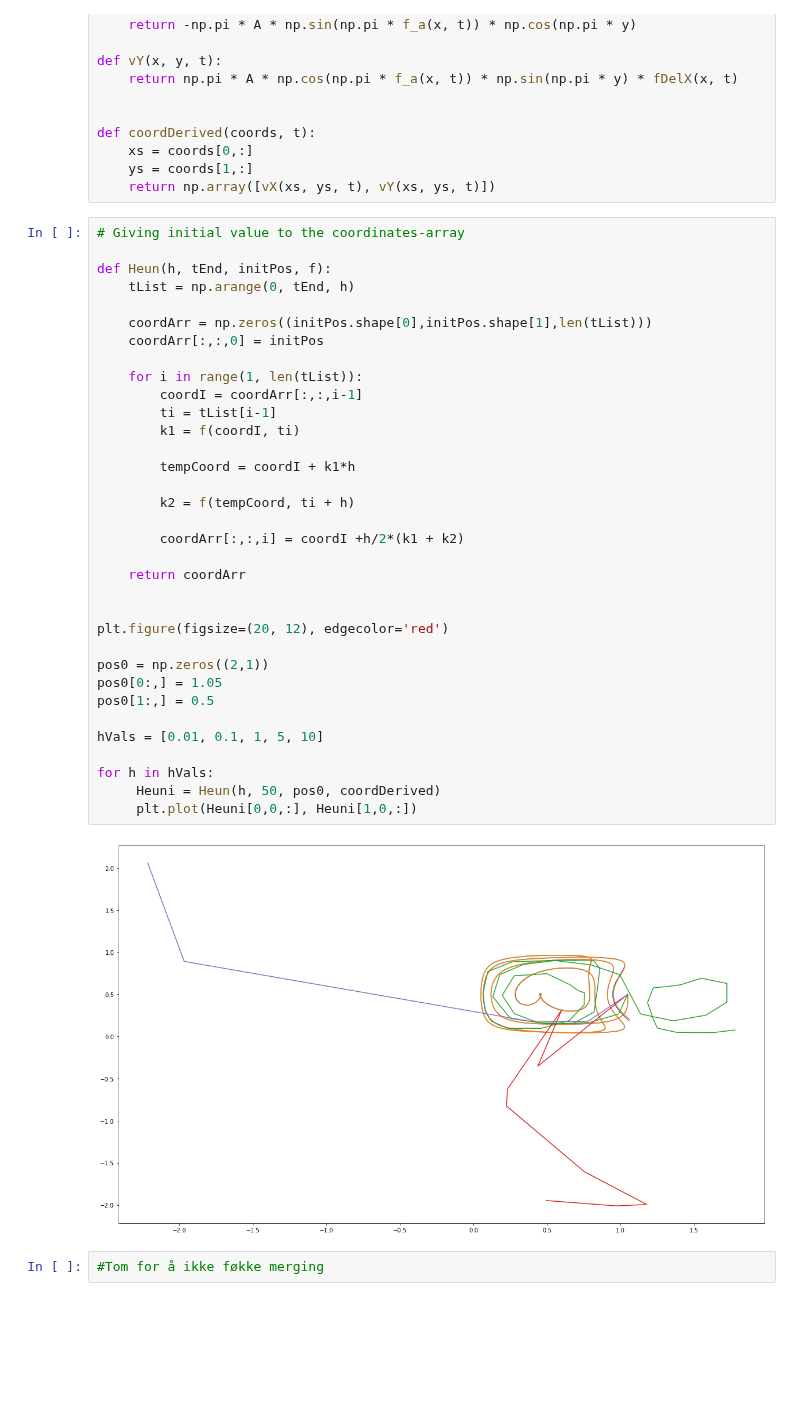
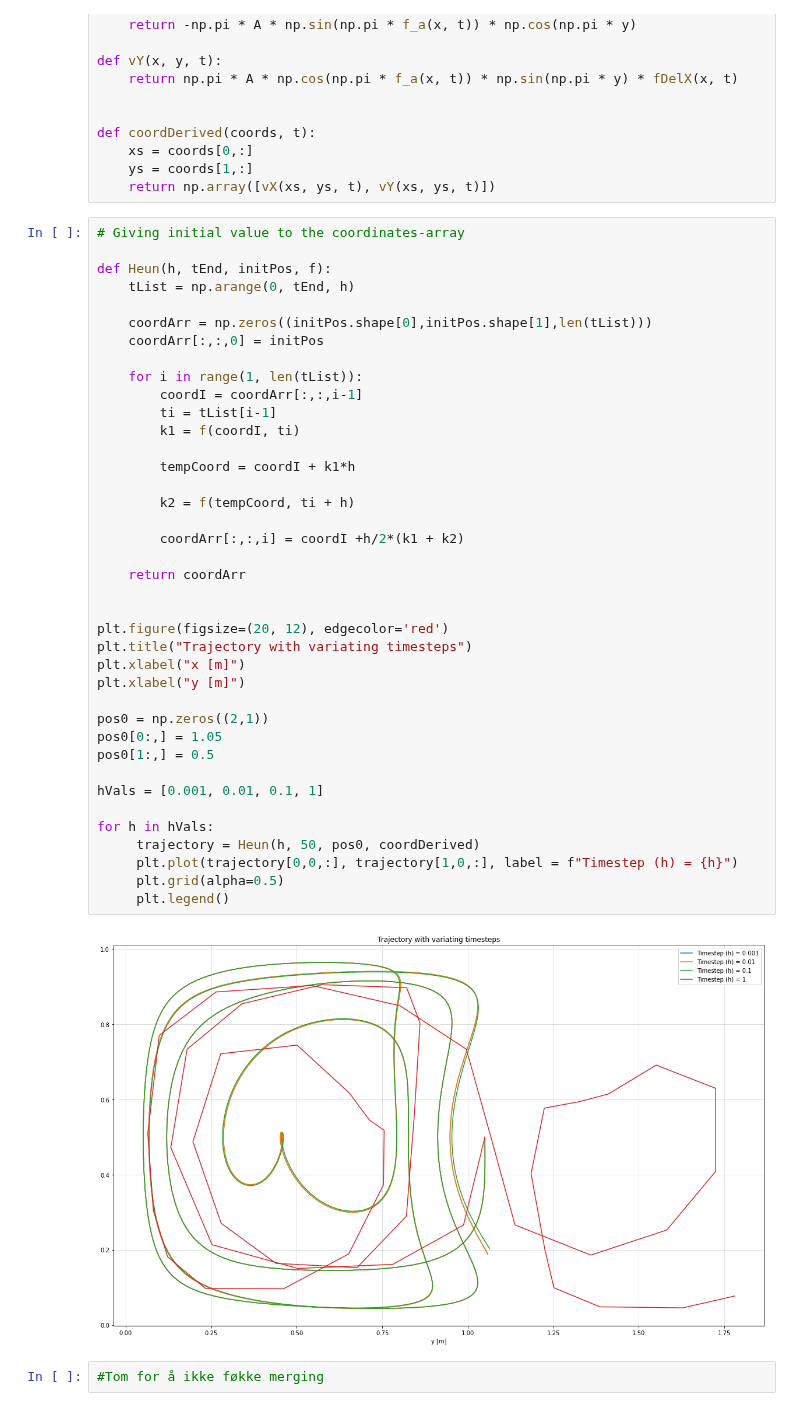
Before and after one commit to petmil123/vitberkrigerene, a Jupyter notebook: tekfysprosjekt/innlevering.ipynb, the cells around one changed output. Saved outputs shown, nothing was run; the diff lists cells and outputs as text; blank space fills up the shorter version.

Commit message:
Lagt til litt plotting i Heuni (ikke drep meg Emilie)

```diff
--- a/tekfysprosjekt/innlevering.ipynb
+++ b/tekfysprosjekt/innlevering.ipynb
@@ -52,37 +52,42 @@ def coordDerived(coords, t):
 
 def Heun(h, tEnd, initPos, f):
     tList = np.arange(0, tEnd, h)
 
     coordArr = np.zeros((initPos.shape[0],initPos.shape[1],len(tList)))
     coordArr[:,:,0] = initPos
 
     for i in range(1, len(tList)):
         coordI = coordArr[:,:,i-1]
         ti = tList[i-1]
         k1 = f(coordI, ti)
 
         tempCoord = coordI + k1*h
 
         k2 = f(tempCoord, ti + h)
 
         coordArr[:,:,i] = coordI +h/2*(k1 + k2)
 
     return coordArr
 
 
 plt.figure(figsize=(20, 12), edgecolor='red')
+plt.title("Trajectory with variating timesteps")
+plt.xlabel("x [m]")
+plt.xlabel("y [m]")
 
 pos0 = np.zeros((2,1))
 pos0[0:,] = 1.05
 pos0[1:,] = 0.5
 
-hVals = [0.01, 0.1, 1, 5, 10]
+hVals = [0.001, 0.01, 0.1, 1]
 
 for h in hVals:
-     Heuni = Heun(h, 50, pos0, coordDerived)
-     plt.plot(Heuni[0,0,:], Heuni[1,0,:])
+     trajectory = Heun(h, 50, pos0, coordDerived)
+     plt.plot(trajectory[0,0,:], trajectory[1,0,:], label = f"Timestep (h) = {h}")
+     plt.grid(alpha=0.5)
+     plt.legend()
 # %% [output]
-[figure, old version]
+[figure, new version]
 # %%
 #Tom for å ikke føkke merging
 # %%
```
